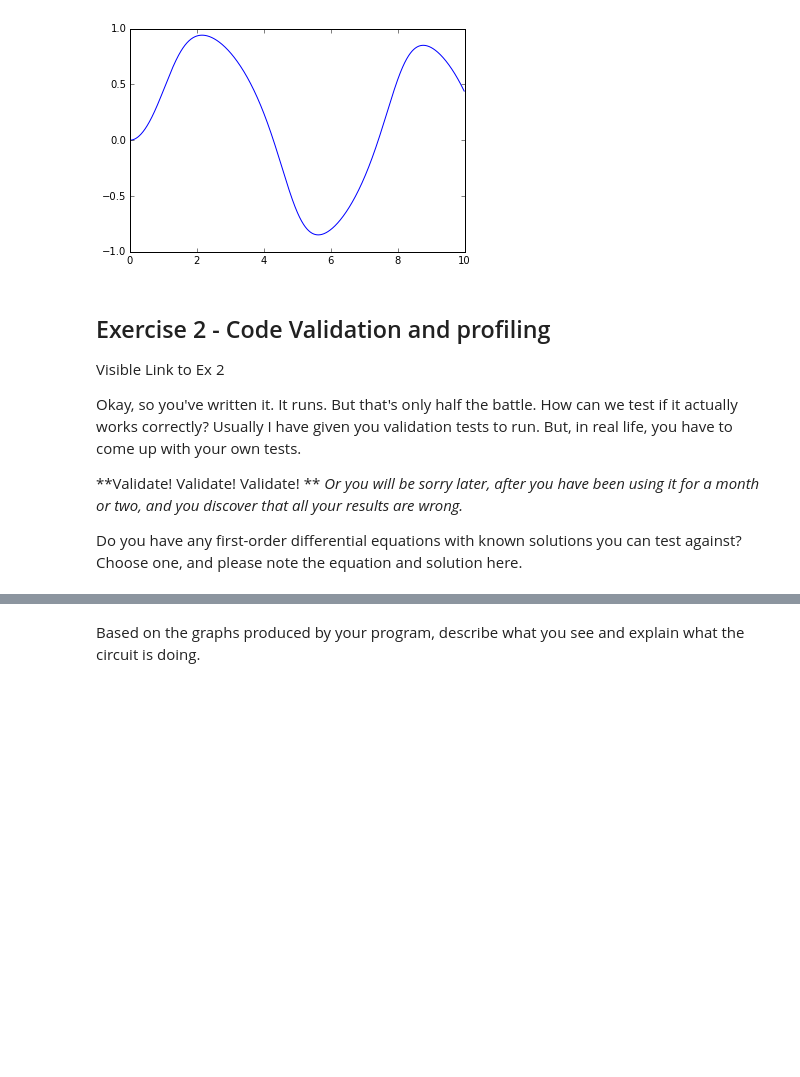
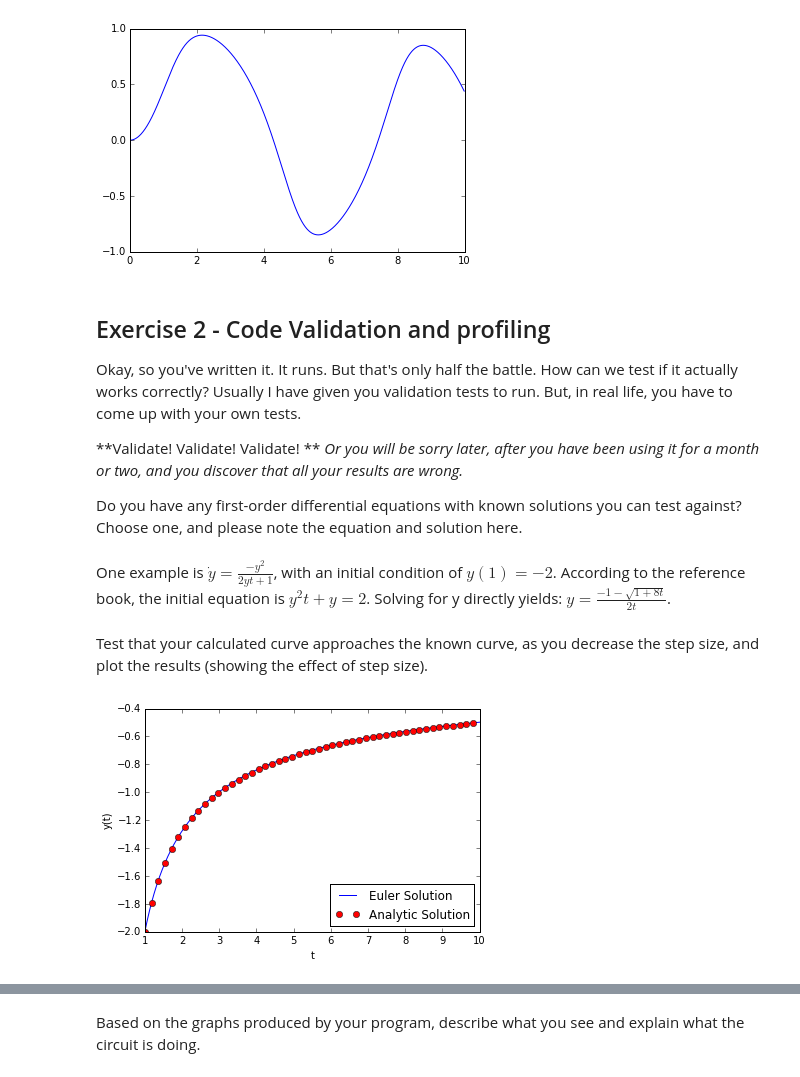
Before and after one commit to Ashardalon125/Weekly-Sessions_partII, a Jupyter notebook: Weekly_Session_9.ipynb, the cells around one changed output, grey strips where cells are left out. Cells and saved outputs as stored; diff of their text form; code cells hidden in the pictures; blank space fills up the shorter version.

```diff
--- a/Weekly_Session_9.ipynb
+++ b/Weekly_Session_9.ipynb
@@ -203,7 +221,7 @@ initial = 0
 a = 0
 b = 10
 N = 1000
-x,y = solve(f,initial,(a,b),N,1)
+x,y = solve(f,initial,(a,b),N,order=1)
 
 plt.plot(y,x)
 plt.show()
@@ -211,7 +229,7 @@ plt.show()
 [figure]
 # %% [markdown]
 ## Exercise 2 - Code Validation and profiling
-<a id='ex2'>Visible Link to Ex 2</a>
+<a id='ex2'></a>
 
 Okay, so you've written it. It runs. But that's only half the battle. How can we test if it
 actually works correctly? Usually I have given you validation tests to run. But, in real life,
@@ -220,3 +238,42 @@ you have to come up with your own tests.
 **Validate! Validate! Validate! ** *Or you will be sorry later, after you have been using it for a month or two, and you discover that all your results are wrong.*
 
 Do you have any first-order differential equations with known solutions you can test against? Choose one, and please note the equation and solution here.
+# %% [markdown]
+<div class=answer>
+<div/>
+One example is $\dot{y}=\frac{-y^{2}}{2yt+1}$, with an initial condition of $y(1)=-2$. According to the reference book, the initial equation is $y^{2}t+y=2$. Solving for y directly yields: $y=\frac{-1-\sqrt{1+8t}}{2t}$.
+# %% [markdown]
+Test that your calculated curve approaches the known curve, as you decrease the step size, and plot the results (showing the effect of step size).
+# %%
+#your code here
+def singleOrder (y,t):
+    return -y*y/(2*y*t + 1)
+
+def analytic (t):
+    return (-1-np.sqrt(1+8*t))/(2*t)
+
+initialvalue = -2
+a = 1
+b = 10
+N = 1000
+x,y = solve(singleOrder,initialvalue,(a,b),N,1)
+
+t1 = 1
+t2 = 10
+h = (t2-t1)/N
+t = []
+y2 = []
+for i in range(N):
+    t.append(t1+i*h)
+    y2.append(analytic(t1+i*h))
+
+
+plt.plot(y,x, label = "Euler Solution")
+plt.plot(t, y2, 'ro', markevery=20, label = "Analytic Solution")
+plt.legend(loc = 'best')
+plt.xlabel("t")
+plt.ylabel("y(t)")
+
+plt.show()
+# %% [output]
+[figure, added]
```
Also changed, not shown: parts of 24 cells of this notebook.
